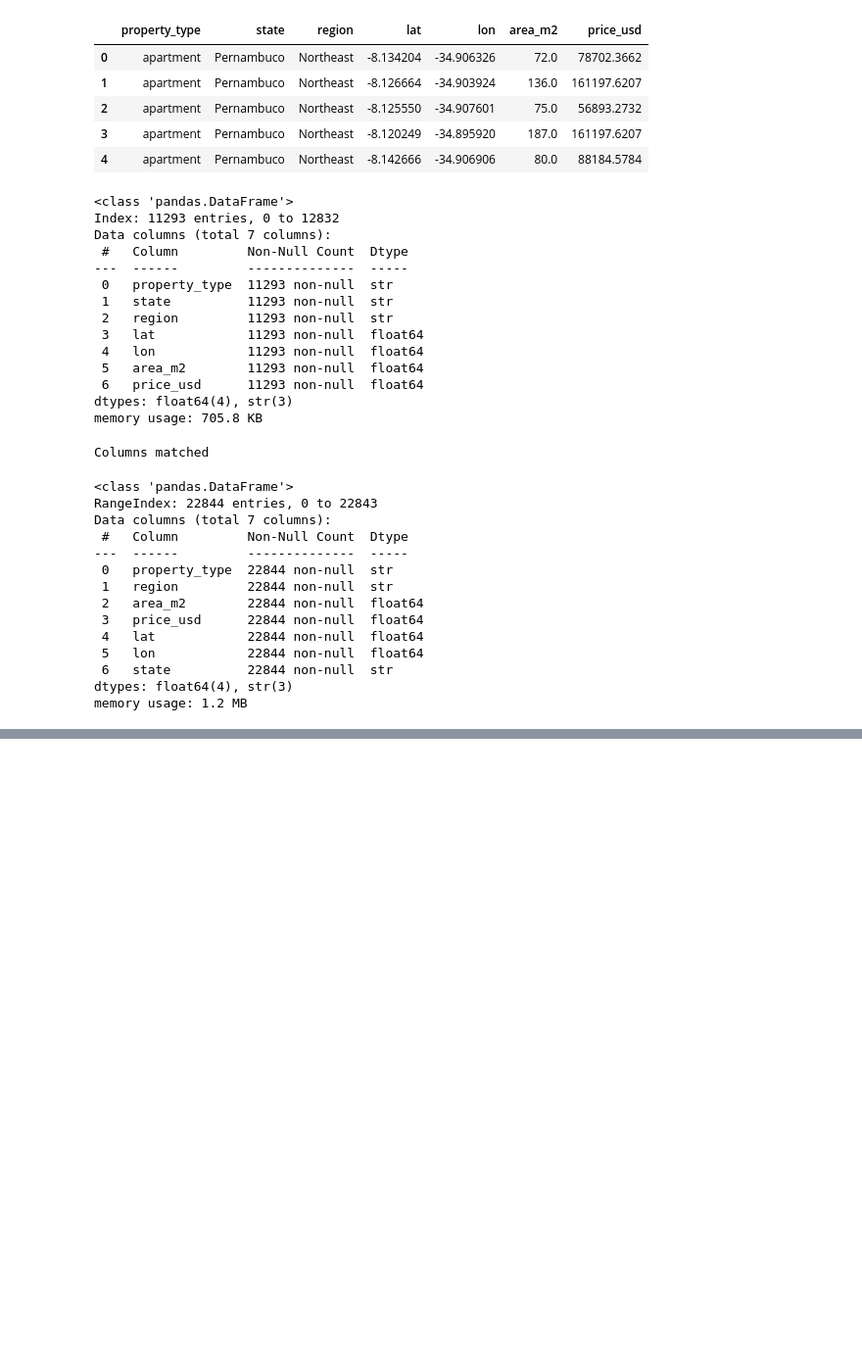
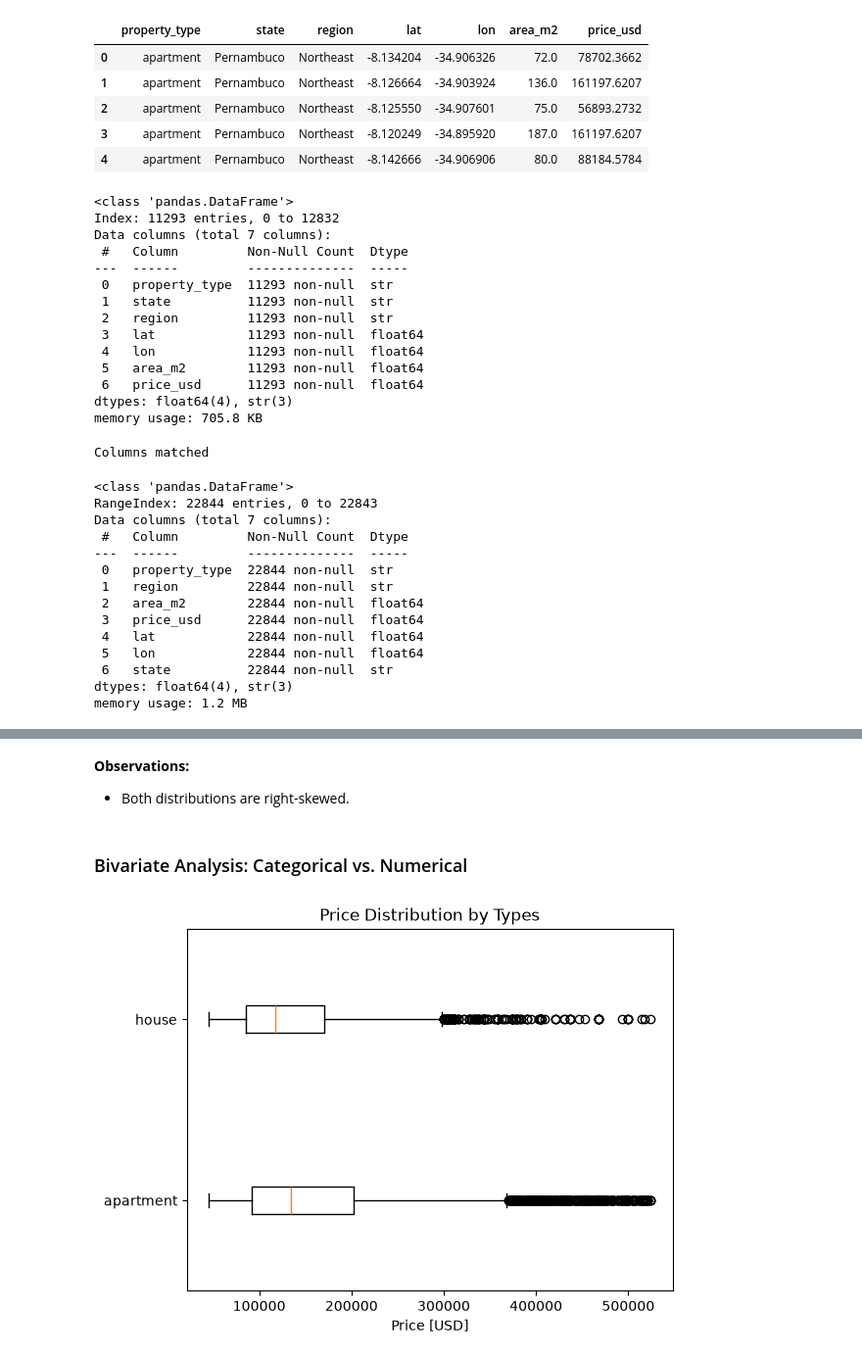
Before and after one commit to rounak173/Brazil-Real-Estate-EDA, a Jupyter notebook: eda_brazil_real_estate.ipynb, the cells around one changed output, grey strips where cells are left out. Shown at 98% size. Cells and saved outputs as stored; diff of their text form; code cells hidden in the pictures; blank space fills up the shorter version.

```diff
--- a/eda_brazil_real_estate.ipynb
+++ b/eda_brazil_real_estate.ipynb
@@ -327,0 +393,28 @@ df.to_csv("./Data/brasil-read-estate-combined-clean.csv", index=False)
+# %% [markdown]
+**Observations:**
+* Both distributions are right-skewed.
+# %% [markdown]
+### Bivariate Analysis: Categorical vs. Numerical
+# %%
+# -------------- Create a box plot showing distribution of property price by types ---------------
+
+# Get the unique property types
+prop_types = df["property_type"].unique()
+
+# Create the data: produce array for each property type
+data_by_type = [df[df["property_type"] == prop]["price_usd"] for prop in prop_types]
+
+
+# Create the canvas and axis
+fig, ax = plt.subplots()
+
+# Define the box plot
+ax.boxplot(data_by_type, orientation="horizontal", tick_labels=prop_types)
+
+# Set the axi
+ax.set_xlabel("Price [USD]")
+ax.set_title("Price Distribution by Types")
+# Show the box plot
+plt.show()
+# %% [output]
+[figure, added]
```
Also changed, not shown: parts of 16 cells of this notebook, 1 other file.
